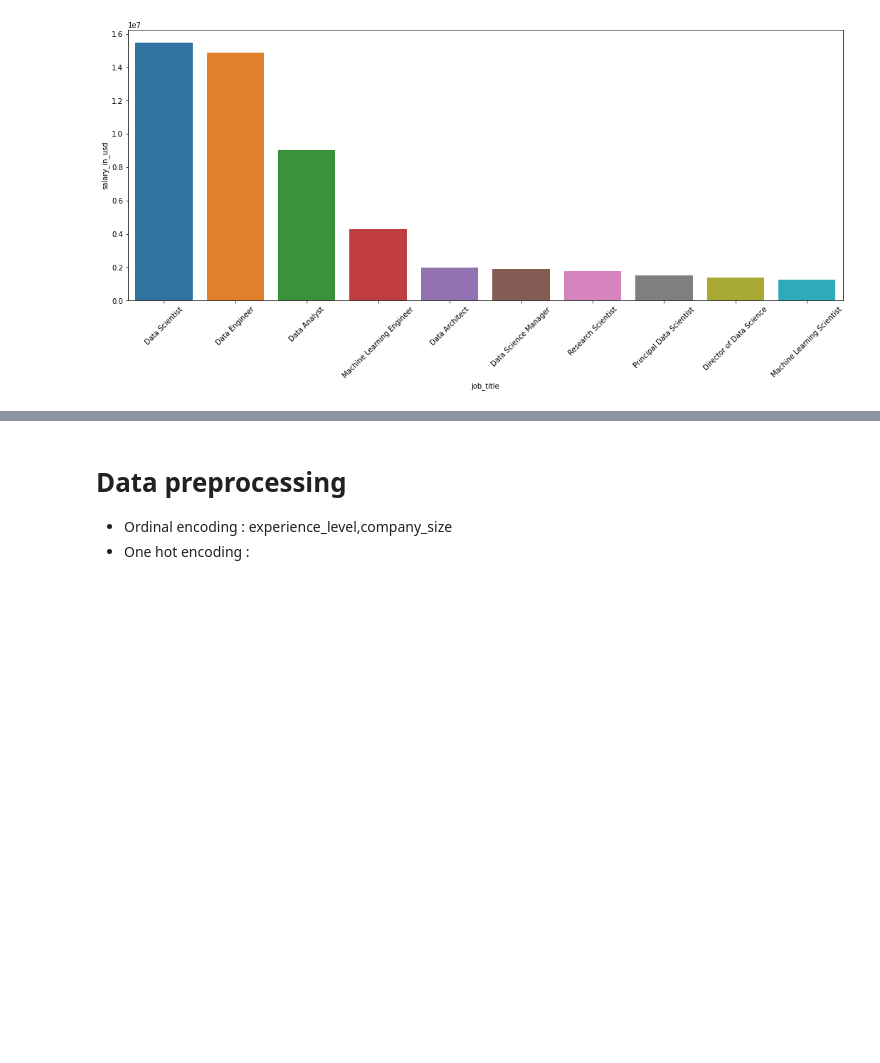
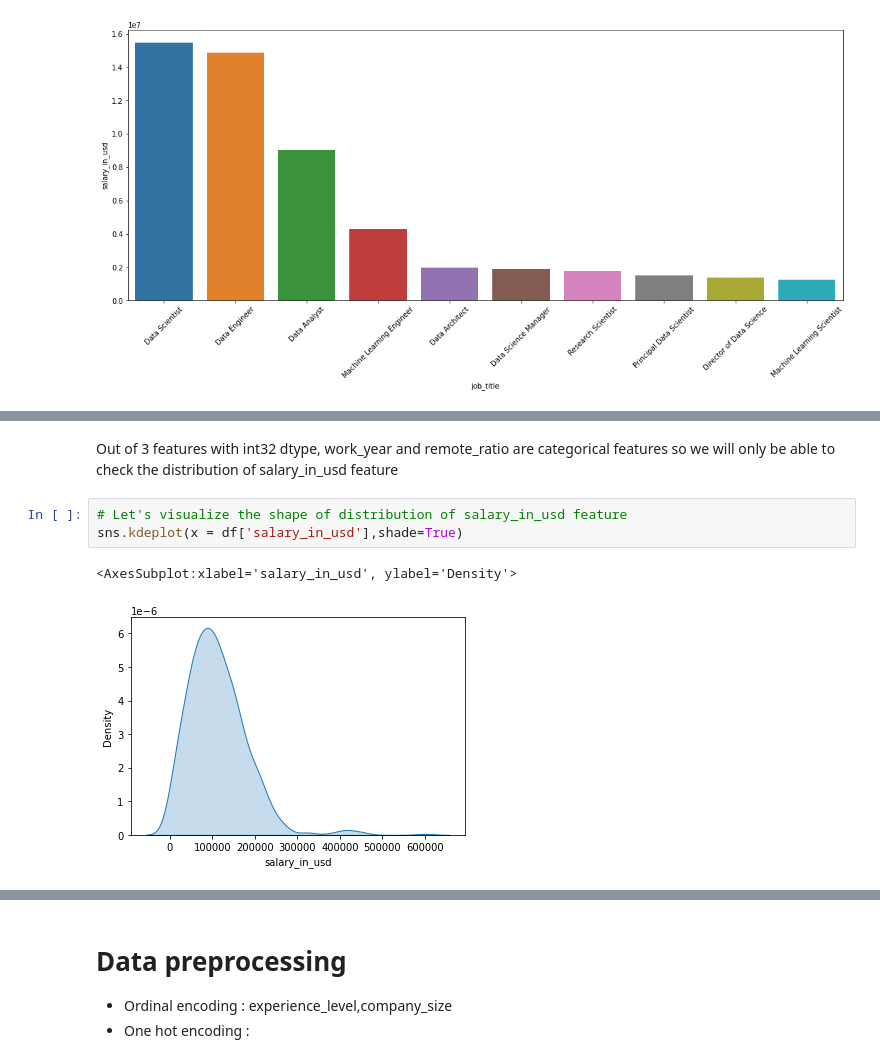
Before and after one commit to yuvraaj2002/Old_projects, a Jupyter notebook: DS job and salary prediction/DS_salaries_prediction.ipynb, the cells around one changed output, grey strips where cells are left out. Saved outputs shown, nothing was run; the diff lists cells and outputs as text; blank space fills up the shorter version.

```diff
--- a/DS job and salary prediction/DS_salaries_prediction.ipynb
+++ b/DS job and salary prediction/DS_salaries_prediction.ipynb
@@ -120,0 +131,8 @@ plt.show()
+# %% [markdown]
+Out of 3 features with int32 dtype, work_year and remote_ratio are categorical features so we will only be able to check the distribution of salary_in_usd feature
+# %%
+# Let's visualize the shape of distribution of salary_in_usd feature
+sns.kdeplot(x = df['salary_in_usd'],shade=True)
+# %% [output]
+<AxesSubplot:xlabel='salary_in_usd', ylabel='Density'>
+[figure, added]
```
Also changed, not shown: parts of 10 cells of this notebook.
